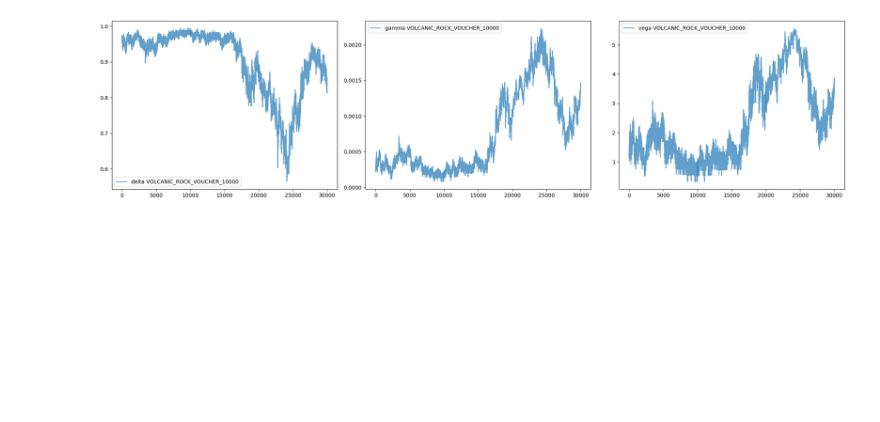
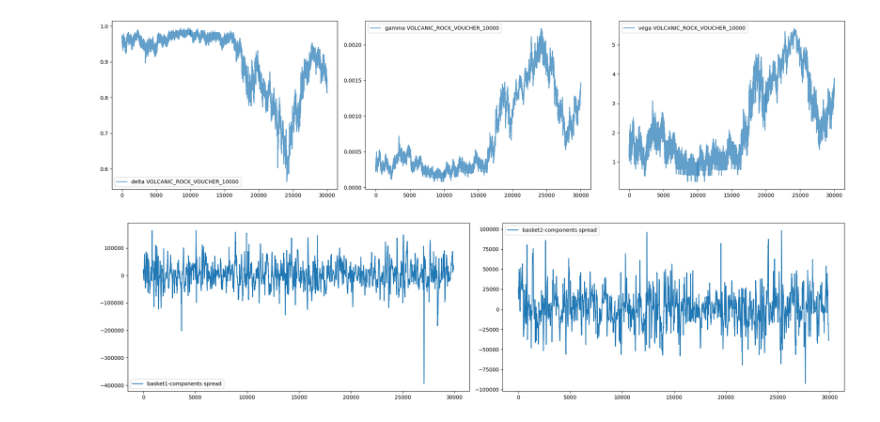
Before and after one commit to Cynric1/smarthusky1, a Jupyter notebook: round3_analysis.ipynb, the cells around one changed output. Cells and saved outputs as stored; diff of their text form; code cells hidden in the pictures; blank space fills up the shorter version.

```diff
--- a/round3_analysis.ipynb
+++ b/round3_analysis.ipynb
@@ -263,3 +388,78 @@ plt.tight_layout()
 plt.show()
 # %% [output]
 [figure]
+# %%
+BASKET1 = 'PICNIC_BASKET1'
+BASKET1_COMPONENTS = {
+    'CROISSANTS': 6,
+    'JAMS': 3,
+    'DJEMBES': 1
+}
+BASKET2 = 'PICNIC_BASKET2'
+BASKET2_COMPONENTS = {
+    'CROISSANTS': 4,
+    'JAMS': 2,
+}
+
+basket1_prices = np.array([])
+basket2_prices = np.array([])
+for df in [prices_1, prices_2, prices_3]:
+    basket1_prices = np.append(basket1_prices, df[df['product'] == BASKET1]['mid_price'].values)
+    basket2_prices = np.append(basket2_prices, df[df['product'] == BASKET2]['mid_price'].values)
+components1_prices = np.zeros_like(basket1_prices)
+components2_prices = np.zeros_like(basket2_prices)
+start = 0
+end = 10000
+for df in [prices_1, prices_2, prices_3]:
+    for component, quantity in BASKET1_COMPONENTS.items():
+        components1_prices[start:end] += df[df['product'] == component]['mid_price'].values * quantity
+    for component, quantity in BASKET2_COMPONENTS.items():
+        components2_prices[start:end] += df[df['product'] == component]['mid_price'].values * quantity
+    start = end
+    end += 10000
+
+hedge_ratio1 = []
+hedge_ratio2 = []
+window = 100
+for i in range(window, len(basket1_prices)):
+    y = basket1_prices[i-window:i]
+    x = components1_prices[i-window:i]
+    hedge_ratio1.append(linear_regression(x, y)[0])
+    y = basket2_prices[i-window:i]
+    x = components2_prices[i-window:i]
+    hedge_ratio2.append(linear_regression(x, y)[0])
+hedge_ratio1 = np.array(hedge_ratio1)
+hedge_ratio2 = np.array(hedge_ratio2)
+spread1 = basket1_prices[window:] - hedge_ratio1 * components1_prices[window:]
+spread2 = basket2_prices[window:] - hedge_ratio2 * components2_prices[window:]
+
+# hedge_ratio1 = linear_regression(
+#     components1_prices, basket1_prices)[0]
+# hedge_ratio2 = linear_regression(
+#     components2_prices, basket2_prices)[0]
+# spread1 = basket1_prices - hedge_ratio1 * components1_prices
+# spread2 = basket2_prices - hedge_ratio2 * components2_prices
+
+# spread1 = basket1_prices - components1_prices
+# spread2 = basket2_prices - components2_prices
+
+# plot spreads
+plt.figure(figsize=(20, 5))
+plt.subplot(1, 2, 1)
+plt.plot(spread1, label='basket1-components spread')
+plt.legend()
+plt.subplot(1, 2, 2)
+plt.plot(spread2, label='basket2-components spread')
+plt.legend()
+plt.tight_layout()
+plt.show()
+
+# stationarity test
+print('Spread 1')
+print('-'*20)
+stationarity_test(spread1)
+print('\nSpread 2')
+print('-'*20)
+stationarity_test(spread2)
+# %% [output]
+[figure, added]
```
Also changed, not shown: parts of 5 cells of this notebook.
